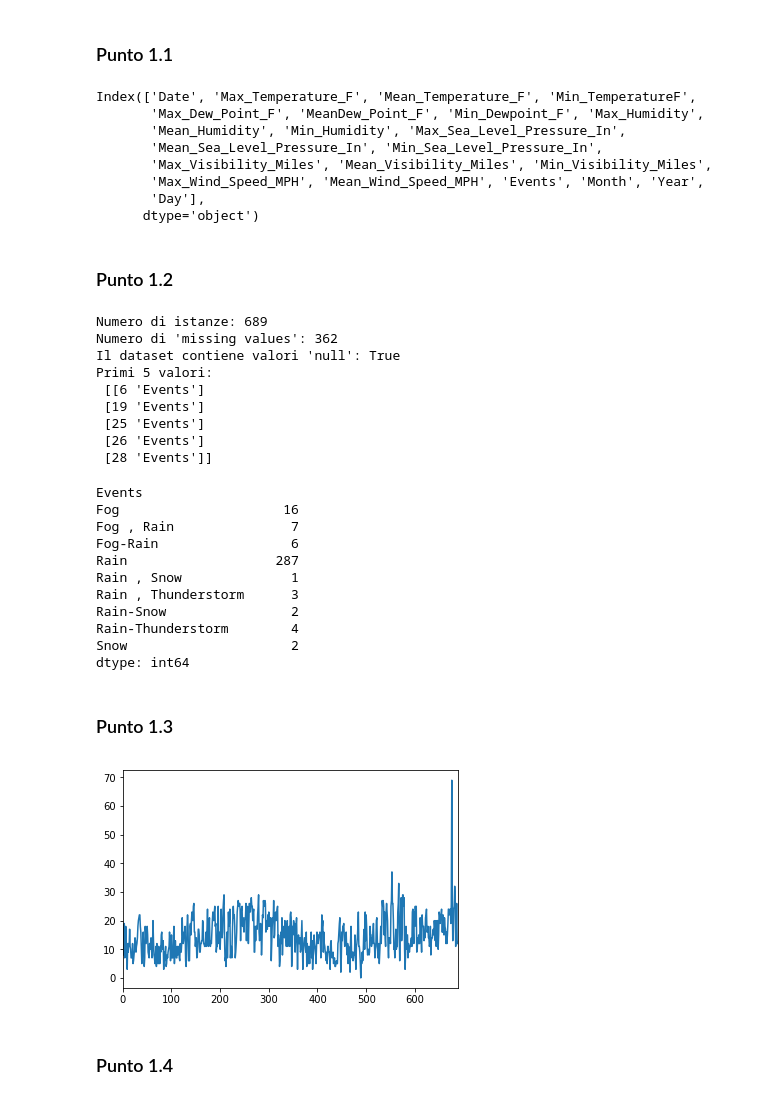
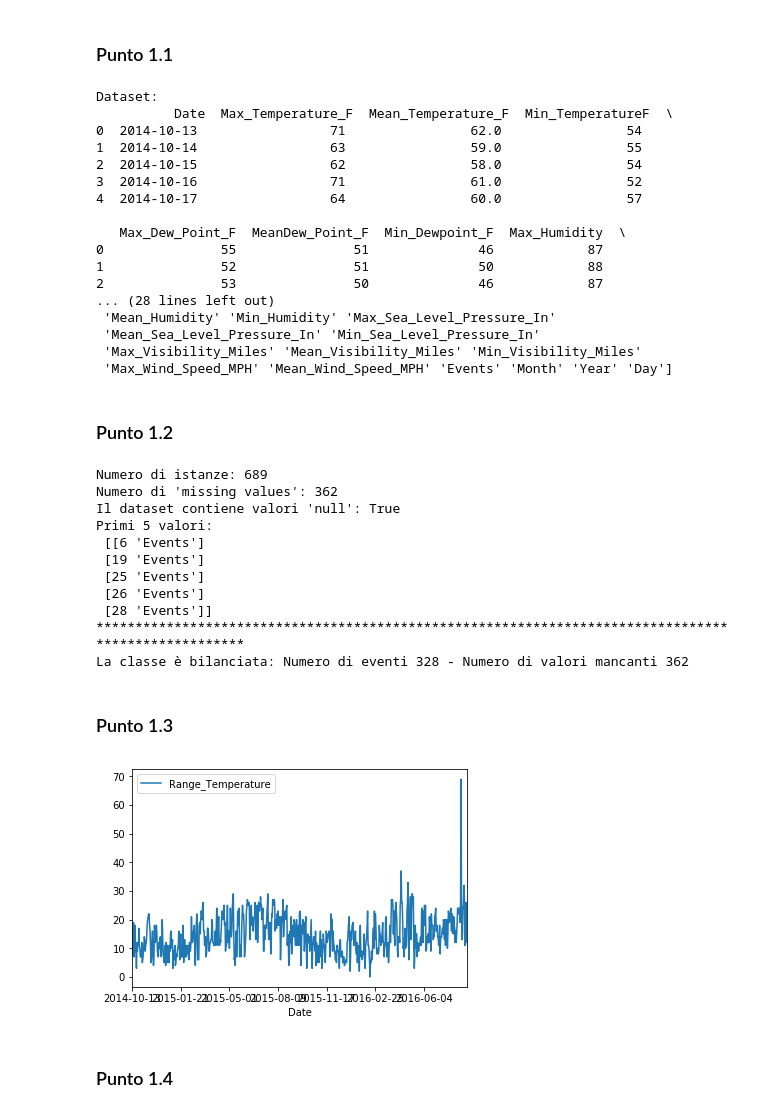
Before and after one commit to ZippoCode/Big-Data-Analysis, a Jupyter notebook: Appelli d'esame/20170207/20170217.ipynb, the cells around one changed output. Saved outputs shown, nothing was run; the diff lists cells and outputs as text; code cells hidden in the pictures.

```diff
--- a/Appelli d'esame/20170207/20170217.ipynb
+++ b/Appelli d'esame/20170207/20170217.ipynb
@@ -30,17 +30,27 @@ from sklearn.feature_selection import (SelectKBest, chi2)
     Caricare il dataset e denominarlo con una variabile chiamata “dataset”
 """
 dataset = pd.read_csv('new_weather.csv')
+print('Dataset:\n {}'.format(dataset.head()))
 dataset.head()
-dataset.columns
+print('Columns name:\n {}'.format(dataset.columns.values))
 # %% [output]
-Index(['Date', 'Max_Temperature_F', 'Mean_Temperature_F', 'Min_TemperatureF',
-       'Max_Dew_Point_F', 'MeanDew_Point_F', 'Min_Dewpoint_F', 'Max_Humidity',
-       'Mean_Humidity', 'Min_Humidity', 'Max_Sea_Level_Pressure_In',
-       'Mean_Sea_Level_Pressure_In', 'Min_Sea_Level_Pressure_In',
-       'Max_Visibility_Miles', 'Mean_Visibility_Miles', 'Min_Visibility_Miles',
-       'Max_Wind_Speed_MPH', 'Mean_Wind_Speed_MPH', 'Events', 'Month', 'Year',
-       'Day'],
-      dtype='object')
+Dataset:
+          Date  Max_Temperature_F  Mean_Temperature_F  Min_TemperatureF  \
+0  2014-10-13                 71                62.0                54
+1  2014-10-14                 63                59.0                55
+2  2014-10-15                 62                58.0                54
+3  2014-10-16                 71                61.0                52
+4  2014-10-17                 64                60.0                57
+
+   Max_Dew_Point_F  MeanDew_Point_F  Min_Dewpoint_F  Max_Humidity  \
+0               55               51              46            87
+1               52               51              50            88
+2               53               50              46            87
+... (28 lines left out)
+ 'Mean_Humidity' 'Min_Humidity' 'Max_Sea_Level_Pressure_In'
+ 'Mean_Sea_Level_Pressure_In' 'Min_Sea_Level_Pressure_In'
+ 'Max_Visibility_Miles' 'Mean_Visibility_Miles' 'Min_Visibility_Miles'
+ 'Max_Wind_Speed_MPH' 'Mean_Wind_Speed_MPH' 'Events' 'Month' 'Year' 'Day']
 # %% [markdown]
 ### Punto 1.2
 # %%
@@ -69,7 +79,9 @@ idx, idy = np.where(dataset.isnull()) # Restituisce gli indici di riga e di colo
 tuple_NaN = np.column_stack([dataset.index[idx], dataset.columns[idy]])
 print('Primi 5 valori:\n {}'.format(tuple_NaN[:5, :]))
 
-dataset.groupby(['Events']).size()
+print('*' * 100)
+num_events = dataset.groupby(['Events']).size().sum()
+print('La classe è bilanciata: Numero di eventi {} - Numero di valori mancanti {}'.format(num_events, num_NaN))
 # %% [output]
 Numero di istanze: 689
 Numero di 'missing values': 362
@@ -80,31 +92,22 @@ Primi 5 valori:
  [25 'Events']
  [26 'Events']
  [28 'Events']]
+****************************************************************************************************
+La classe è bilanciata: Numero di eventi 328 - Numero di valori mancanti 362
-Events
-Fog                     16
-Fog , Rain               7
-Fog-Rain                 6
-Rain                   287
-Rain , Snow              1
-Rain , Thunderstorm      3
-Rain-Snow                2
-Rain-Thunderstorm        4
-Snow                     2
-dtype: int64
 # %% [markdown]
 ### Punto 1.3
 # %%
 """
     Creare un nuovo attributo “Range_Temperature” che misuri l’escursione termica giornaliera.
+
     Si osserva qualcosa di particolare nella distribuzione dei valori?
 """
 range_temperature = dataset['Max_Temperature_F'] - dataset['Min_TemperatureF']
 dataset['Range_Temperature'] = range_temperature
-dataset.head()
-dataset['Range_Temperature'].plot()
+dataset.plot(x = 'Date', y = 'Range_Temperature')
 plt.show()
 # %% [output]
-[figure, old version]
+[figure, new version]
 # %% [markdown]
 ### Punto 1.4
 # %%
```
Also changed, not shown: parts of 9 cells of this notebook, 2 other files.
